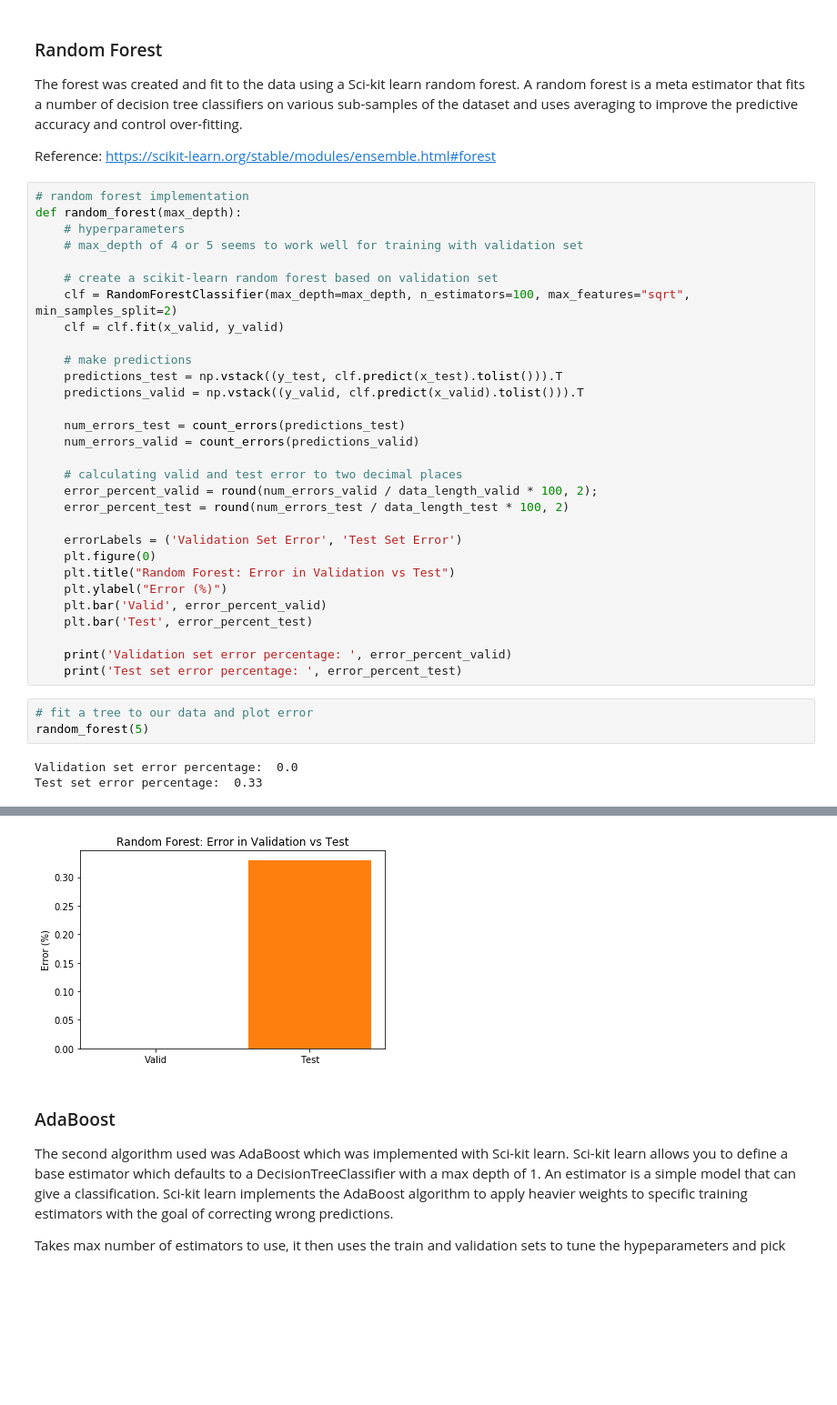
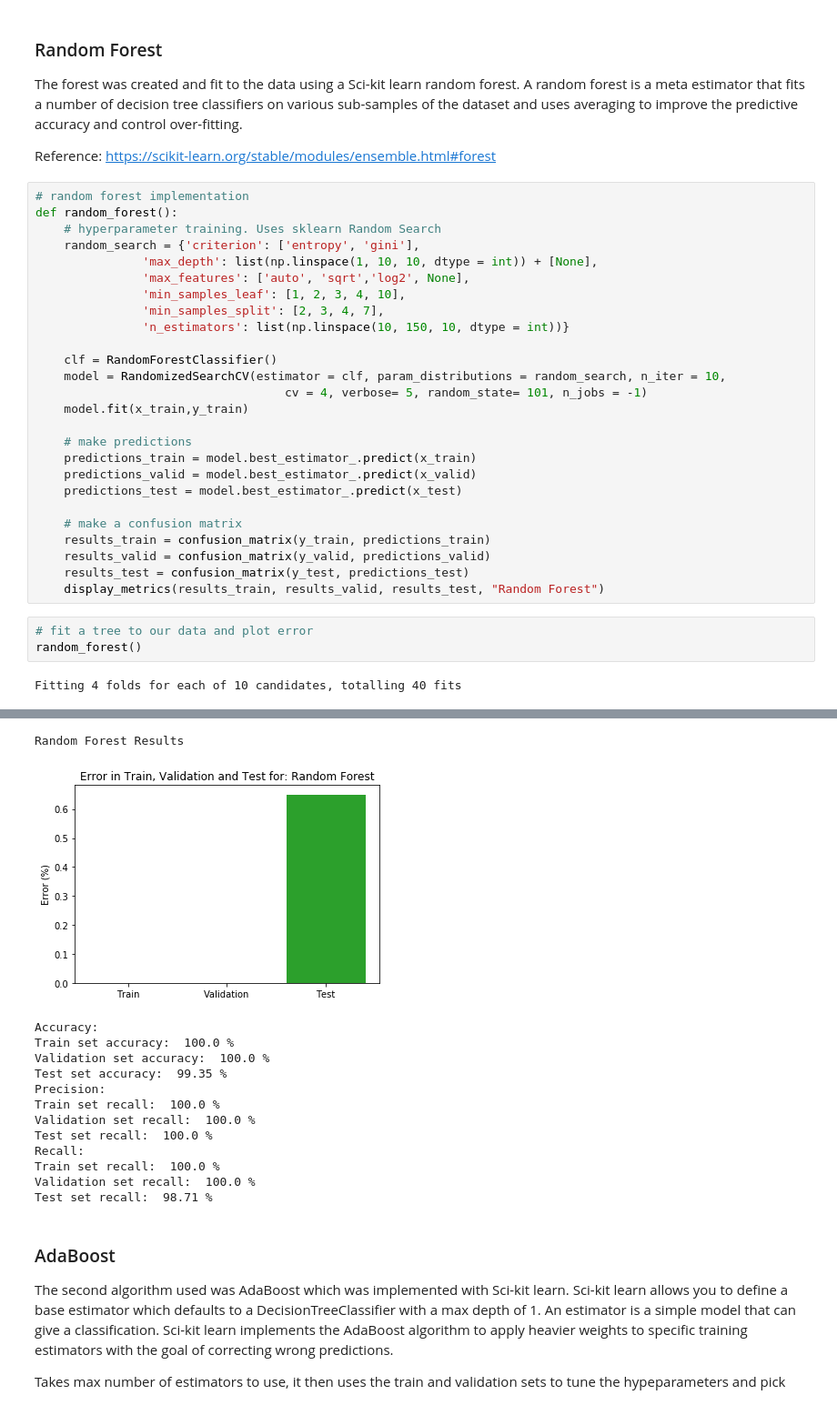
Before and after one commit to AveryCameronUofR/instrument-classification, a Jupyter notebook: Prediction Models.ipynb, the cells around one changed output, grey strips where cells are left out. Shown: that part at 91% size. Cells and saved outputs as stored; diff of their text form; blank space fills up the shorter version.

Commit message:
Updated random forests to use random search

```diff
--- a/Prediction Models.ipynb
+++ b/Prediction Models.ipynb
@@ -252,39 +254,34 @@ Test set error percentage:  1.31
 The forest was created and fit to the data using a Sci-kit learn random forest. A random forest is a meta estimator that fits a number of decision tree classifiers on various sub-samples of the dataset and uses averaging to improve the predictive accuracy and control over-fitting.
 
 Reference: https://scikit-learn.org/stable/modules/ensemble.html#forest
-# %%
-# random forest implementation
-def random_forest(max_depth):
-    # hyperparameters
-    # max_depth of 4 or 5 seems to work well for training with validation set
-
-    # create a scikit-learn random forest based on validation set
-    clf = RandomForestClassifier(max_depth=max_depth, n_estimators=100, max_features="sqrt", min_samples_split=2)
-    clf = clf.fit(x_valid, y_valid)
-
-    # make predictions
-    predictions_test = np.vstack((y_test, clf.predict(x_test).tolist())).T
-    predictions_valid = np.vstack((y_valid, clf.predict(x_valid).tolist())).T
-
-    num_errors_test = count_errors(predictions_test)
-    num_errors_valid = count_errors(predictions_valid)
-
-    # calculating valid and test error to two decimal places
-    error_percent_valid = round(num_errors_valid / data_length_valid * 100, 2);
-    error_percent_test = round(num_errors_test / data_length_test * 100, 2)
-
-    errorLabels = ('Validation Set Error', 'Test Set Error')
-    plt.figure(0)
-    plt.title("Random Forest: Error in Validation vs Test")
-    plt.ylabel("Error (%)")
-    plt.bar('Valid', error_percent_valid)
-    plt.bar('Test', error_percent_test)
-
-    print('Validation set error percentage: ', error_percent_valid)
-    print('Test set error percentage: ', error_percent_test)
+# %%
+# random forest implementation
+def random_forest():
+    # hyperparameter training. Uses sklearn Random Search
+    random_search = {'criterion': ['entropy', 'gini'],
+               'max_depth': list(np.linspace(1, 10, 10, dtype = int)) + [None],
+               'max_features': ['auto', 'sqrt','log2', None],
+               'min_samples_leaf': [1, 2, 3, 4, 10],
+               'min_samples_split': [2, 3, 4, 7],
+               'n_estimators': list(np.linspace(10, 150, 10, dtype = int))}
+
+    clf = RandomForestClassifier()
+    model = RandomizedSearchCV(estimator = clf, param_distributions = random_search, n_iter = 10,
+                                   cv = 4, verbose= 5, random_state= 101, n_jobs = -1)
+    model.fit(x_train,y_train)
+
+    # make predictions
+    predictions_train = model.best_estimator_.predict(x_train)
+    predictions_valid = model.best_estimator_.predict(x_valid)
+    predictions_test = model.best_estimator_.predict(x_test)
+
+    # make a confusion matrix
+    results_train = confusion_matrix(y_train, predictions_train)
+    results_valid = confusion_matrix(y_valid, predictions_valid)
+    results_test = confusion_matrix(y_test, predictions_test)
+    display_metrics(results_train, results_valid, results_test, "Random Forest")
 # %%
 # fit a tree to our data and plot error
-random_forest(5)
+random_forest()
 # %% [output]
-Validation set error percentage:  0.0
-Test set error percentage:  0.33
+Fitting 4 folds for each of 10 candidates, totalling 40 fits
@@ -291,4 +292,17 @@ Test set error percentage:  0.33
+Random Forest Results
-[figure, old version]
+[figure, new version]
+Accuracy:
+Train set accuracy:  100.0 %
+Validation set accuracy:  100.0 %
+Test set accuracy:  99.35 %
+Precision:
+Train set recall:  100.0 %
+Validation set recall:  100.0 %
+Test set recall:  100.0 %
+Recall:
+Train set recall:  100.0 %
+Validation set recall:  100.0 %
+Test set recall:  98.71 %
 # %% [markdown]
 ### AdaBoost
 The second algorithm used was AdaBoost which was implemented with Sci-kit learn. Sci-kit learn allows you to define a base estimator which defaults to a DecisionTreeClassifier with a max depth of 1. An estimator is a simple model that can give a classification. Sci-kit learn implements the AdaBoost algorithm to apply heavier weights to specific training estimators with the goal of correcting wrong predictions.
```
Also changed, not shown: parts of 2 cells of this notebook.
